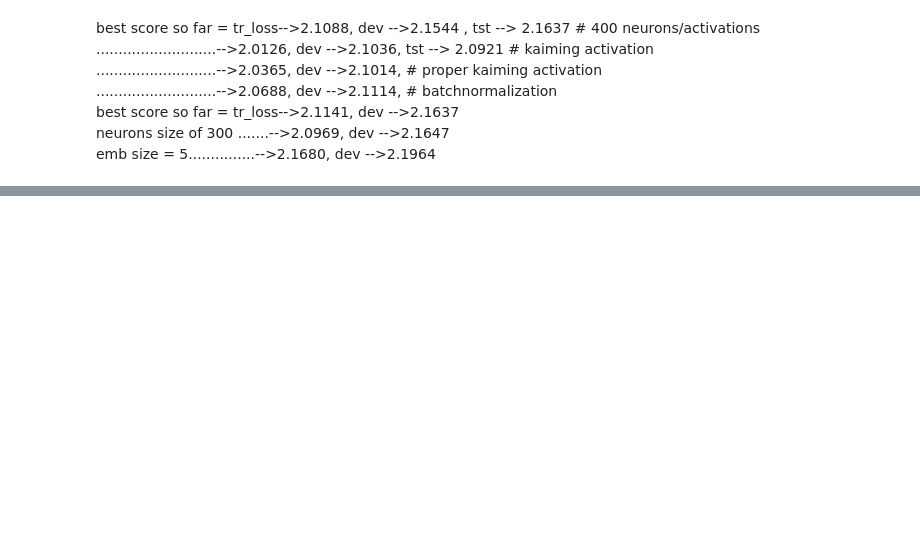
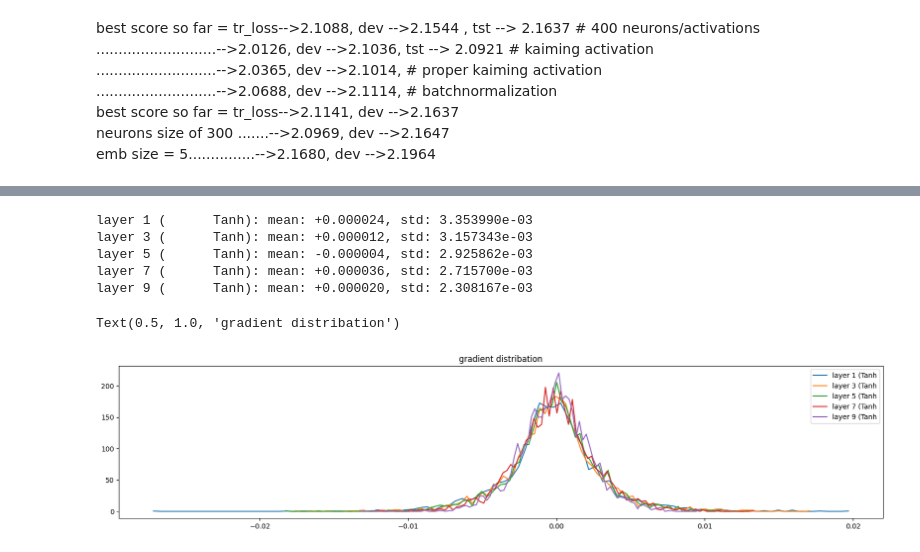
Before and after one commit to mtm-007/makemore_nlp, a Jupyter notebook: makemore_MLP.ipynb, the cells around one changed output, grey strips where cells are left out. Saved outputs shown, nothing was run; the diff lists cells and outputs as text; code cells hidden in the pictures; blank space fills up the shorter version.

```diff
--- a/makemore_MLP.ipynb
+++ b/makemore_MLP.ipynb
@@ -391,0 +571,21 @@ for _ in range(20):
+# %%
+#visualize histogram of gradient
+plt.figure(figsize=(20,4)) # width and height of the plot
+legends = []
+for i,layer in enumerate(layers[:-1]): #excluding the output layer
+    if isinstance(layer, Tanh):
+        t = layer.out.grad
+        print('layer %d (%10s): mean: %+f, std: %e'  % (i, layer.__class__.__name__, t.mean(), t.std()))
+        hy, hx = torch.histogram(t, density=True)
+        plt.plot(hx[:-1].detach(), hy.detach())
+        legends.append(f'layer {i} ({layer.__class__.__name__}')
+plt.legend(legends);
+plt.title('gradient distribation')
+# %% [output]
+layer 1 (      Tanh): mean: +0.000024, std: 3.353990e-03
+layer 3 (      Tanh): mean: +0.000012, std: 3.157343e-03
+layer 5 (      Tanh): mean: -0.000004, std: 2.925862e-03
+layer 7 (      Tanh): mean: +0.000036, std: 2.715700e-03
+layer 9 (      Tanh): mean: +0.000020, std: 2.308167e-03
+Text(0.5, 1.0, 'gradient distribation')
+[figure, added]
```
Also changed, not shown: parts of 26 cells of this notebook.
